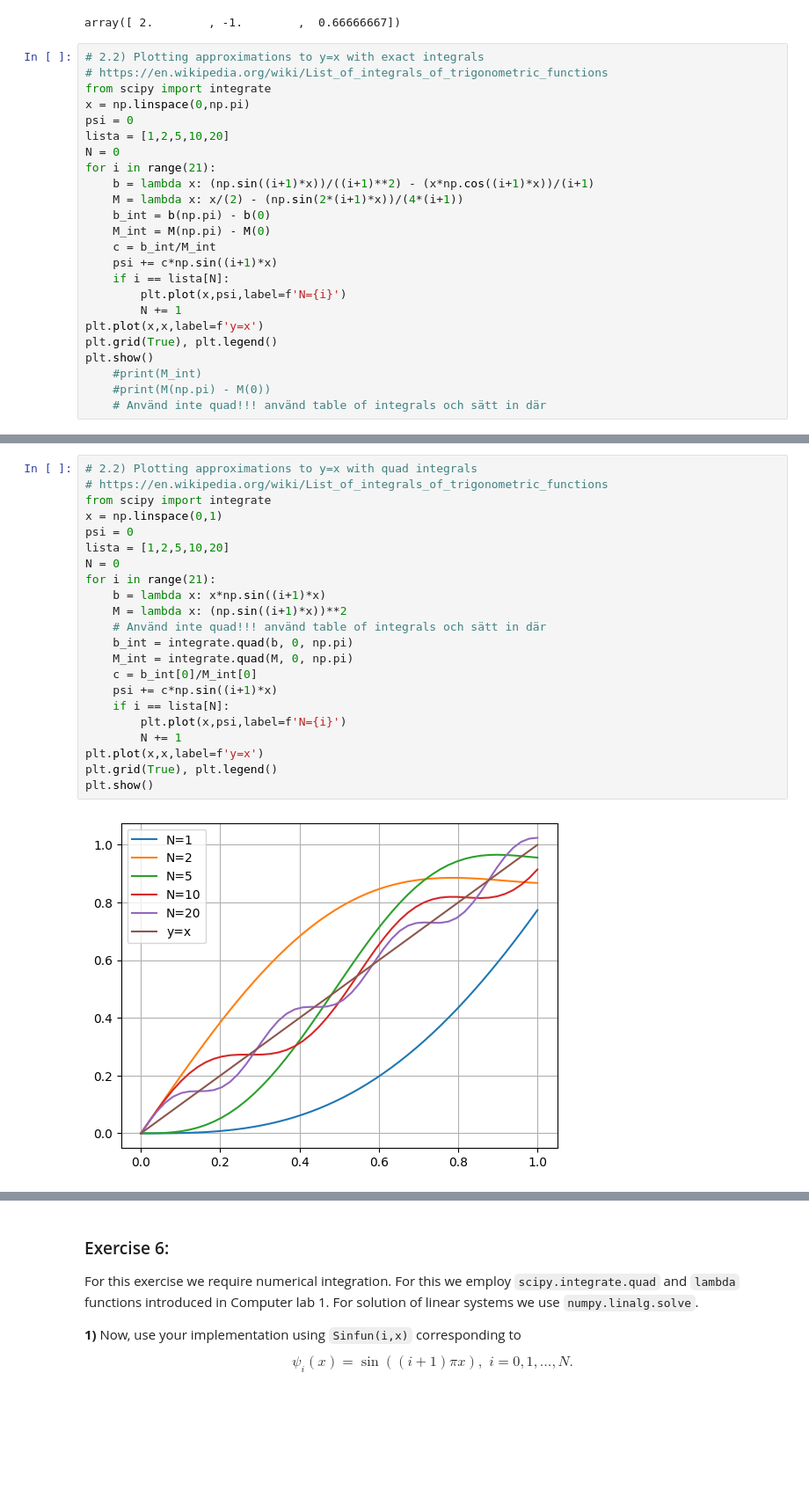
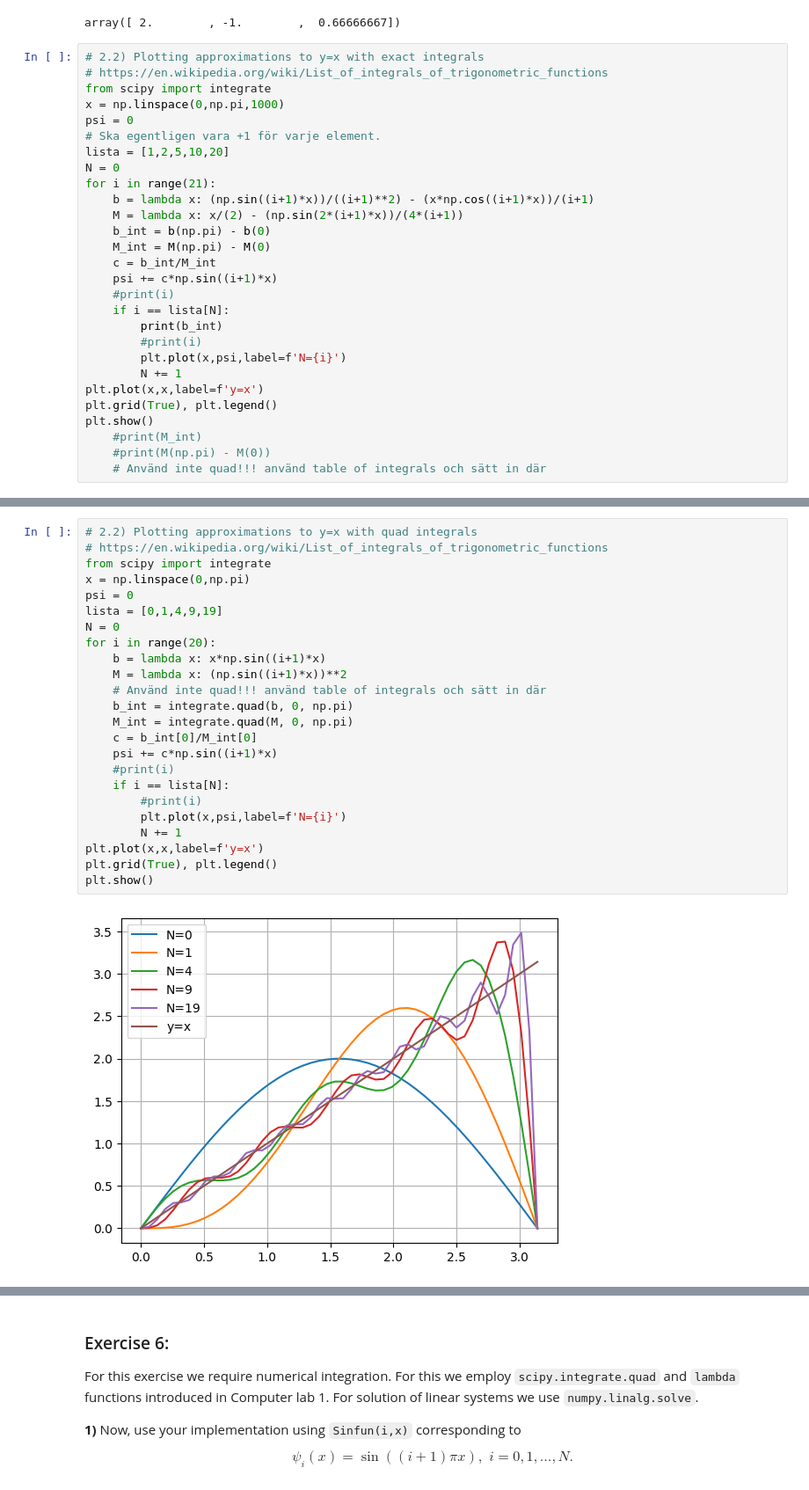
Before and after one commit to kalle6452/PDE, a Jupyter notebook: lab03.ipynb, the cells around one changed output, grey strips where cells are left out. Shown at 88% size. Drawn from its saved outputs; the diff is of its cells as text; blank space fills up the shorter version.

```diff
--- a/lab03.ipynb
+++ b/lab03.ipynb
@@ -567,8 +569,9 @@ array([ 2.        , -1.        ,  0.66666667])
 # 2.2) Plotting approximations to y=x with exact integrals
 # https://en.wikipedia.org/wiki/List_of_integrals_of_trigonometric_functions
 from scipy import integrate
-x = np.linspace(0,np.pi)
+x = np.linspace(0,np.pi,1000)
 psi = 0
+# Ska egentligen vara +1 för varje element.
 lista = [1,2,5,10,20]
 N = 0
 for i in range(21):
@@ -578,7 +581,10 @@ for i in range(21):
     M_int = M(np.pi) - M(0)
     c = b_int/M_int
     psi += c*np.sin((i+1)*x)
+    #print(i)
     if i == lista[N]:
+        print(b_int)
+        #print(i)
         plt.plot(x,psi,label=f'N={i}')
         N += 1
 plt.plot(x,x,label=f'y=x')
@@ -592,25 +603,27 @@ plt.show()
 # %%
 # 2.2) Plotting approximations to y=x with quad integrals
 # https://en.wikipedia.org/wiki/List_of_integrals_of_trigonometric_functions
 from scipy import integrate
-x = np.linspace(0,1)
+x = np.linspace(0,np.pi)
 psi = 0
-lista = [1,2,5,10,20]
+lista = [0,1,4,9,19]
 N = 0
-for i in range(21):
+for i in range(20):
     b = lambda x: x*np.sin((i+1)*x)
     M = lambda x: (np.sin((i+1)*x))**2
     # Använd inte quad!!! använd table of integrals och sätt in där
     b_int = integrate.quad(b, 0, np.pi)
     M_int = integrate.quad(M, 0, np.pi)
     c = b_int[0]/M_int[0]
     psi += c*np.sin((i+1)*x)
+    #print(i)
     if i == lista[N]:
+        #print(i)
         plt.plot(x,psi,label=f'N={i}')
         N += 1
 plt.plot(x,x,label=f'y=x')
 plt.grid(True), plt.legend()
 plt.show()
 # %% [output]
-[figure, old version]
+[figure, new version]
 # %%
```
Also changed, not shown: parts of 12 cells of this notebook.
